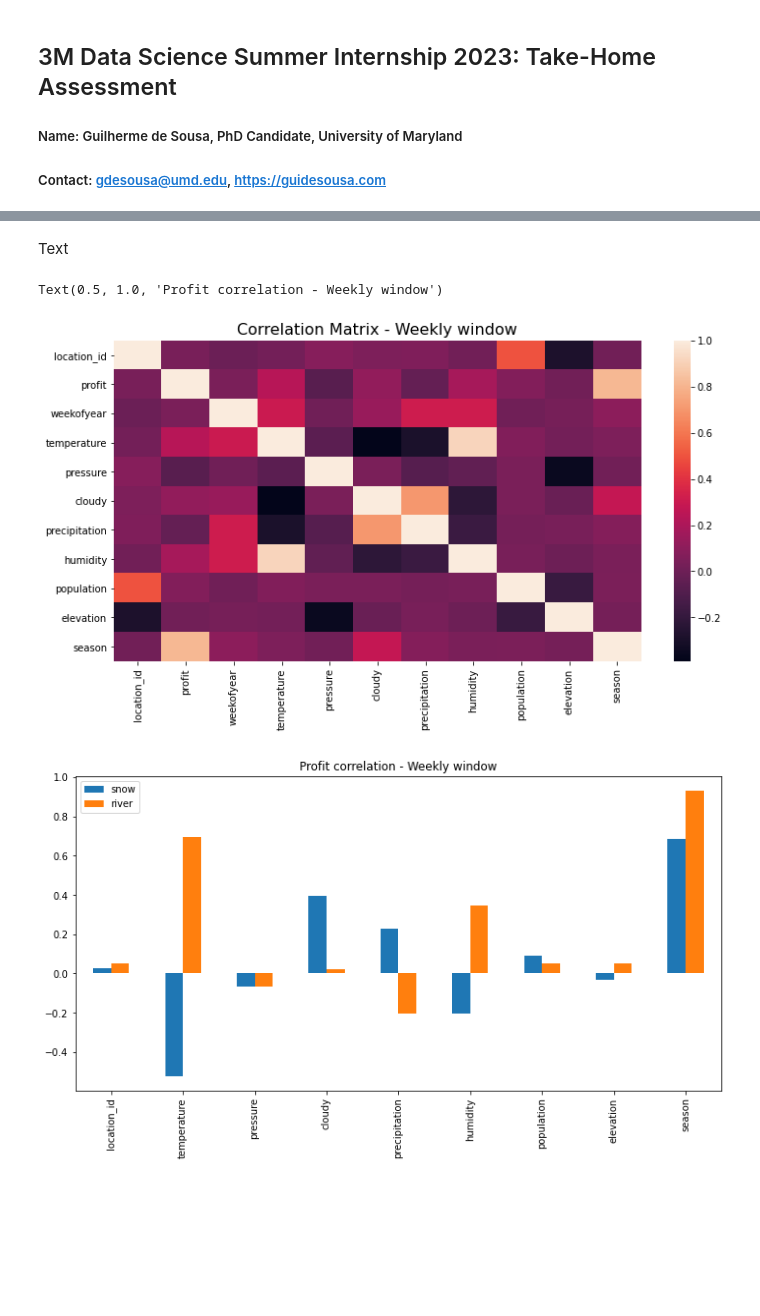
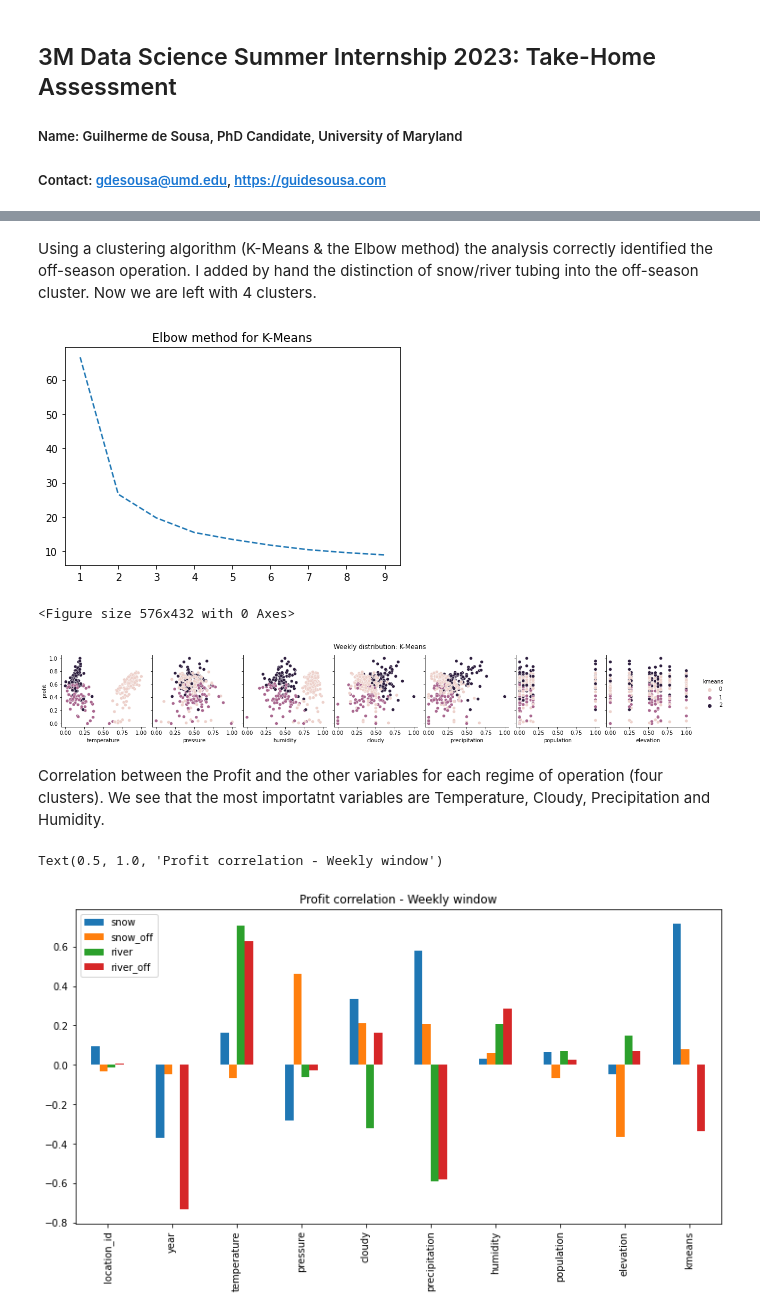
Before and after one commit to gdesousa2/intern-take-home-assessment, a Jupyter notebook: 3m_assessment_gdesousa.ipynb, the cells around one changed output, grey strips where cells are left out. Cells and saved outputs as stored; diff of their text form; code cells hidden in the pictures; blank space fills up the shorter version.

Commit message:
profit prediction and discussion

```diff
--- a/3m_assessment_gdesousa.ipynb
+++ b/3m_assessment_gdesousa.ipynb
@@ -34,11 +39,18 @@ def normalize(df, cols=None, norm='mean'):
         cols = df.columns
     for c in cols:
         if norm == 'mean':
-            mea_value = df[c].mean()
+            mean_value = df[c].mean()
             std_value = df[c].std()
-            result[c] = (df[c] - mea_value) / std_value
+            result[c] = (df[c] - mean_value) / std_value
         if norm == 'minmax':
             min_value = df[c].min()
             max_value = df[c].max()
             result[c] = (df[c] - min_value) / (max_value - min_value)
     return result
+
+def is_off_season(week):
+    return ((week > 8) & (week < 22)) or ((week > 36) & (week < 48))
+
+def profit_predict_model(models,row,vars):
+    m = models[row[vars[0]]]
+    return m.intercept_[0] + np.sum(m.coef_[0]*np.array([row[v] for v in vars[1:]]))
@@ -207,23 +238,60 @@ Text(0.5, 1.08, 'Weekly distribution')
-# %% [markdown]
-Text
+# %% [markdown]
+Using a clustering algorithm (K-Means & the Elbow method) the analysis correctly identified the off-season operation. I added by hand the distinction of snow/river tubing into the off-season cluster. Now we are left with 4 clusters.
+# %%
+# K-Means clustering to identify commom regimes of business operations
+# Elbow method for optimal number of clusters
+from sklearn.cluster import KMeans
+
+# Data
+df = df_profit_norm_weekly.copy()
+#df = df_profit_norm_monthly.copy()
+#df = df_profit_norm.drop(['date'],axis=1).copy()
+
+K = range(1,10)
+kmeans_cols = ['profit','temperature','precipitation','cloudy']
+kmeans_score = np.zeros(len(K))
+for k in K:
+    kmeanModel = KMeans(n_clusters=k)
+    kmeanModel.fit(df[kmeans_cols])
+    kmeans_score[k-1] = kmeanModel.inertia_
+s = sns.lineplot(x=K, y=kmeans_score, linestyle='--')
+s.set_title('Elbow method for K-Means')
+
+# Choosing K-means with 3 clusters
+K = 3
+kmeanModel = KMeans(n_clusters=K)
+kmeanModel.fit(df[kmeans_cols])
+df_profit_norm_kmeans = df_profit_norm_weekly.copy()
+df_profit_norm_kmeans['kmeans'] = pd.Series(kmeanModel.labels_)
+
+# Plot dataframe clustered by K-Means
+plt.figure(figsize=(8,6))
+s = sns.pairplot(data=df_profit_norm_kmeans, x_vars=['temperature','pressure', 'humidity', 'cloudy', 'precipitation', 'population', 'elevation'],
+    y_vars='profit', hue='kmeans')
+s.fig.suptitle('Weekly distribution: K-Means', y=1.08)
+
+# Add a new K-Means cluster to differentiate snow and river tubing
+kmeans_keys = df_profit_norm_kmeans.groupby('kmeans').agg({'temperature':'max'}).to_dict()['temperature']
+river_cluster = max(kmeans_keys, key=kmeans_keys.get)
+snow_cluster = min(kmeans_keys, key=kmeans_keys.get)
+keys = [0,1,2]
+keys.remove(snow_cluster)
+keys.remove(river_cluster)
+off_season_cluster = keys[0]
+# %% [output]
+[figure, added]
+<Figure size 576x432 with 0 Axes>
+[figure, added]
+# %% [markdown]
+Correlation between the Profit and the other variables for each regime of operation (four clusters). We see that the most importatnt variables are Temperature, Cloudy, Precipitation and Humidity.
 # %%
-# Correlation Matrix for normalized Dt=daily profit dataframe
-fig = plt.figure(figsize=(12, 6))
-h = sns.heatmap(df_profit_norm_weekly.corr())
-#plt.xticks(range(df_profit_norm.select_dtypes(['number']).shape[1]), df_profit_norm.select_dtypes(['number']).columns, fontsize=14, rotation=45)
-#plt.yticks(range(df_profit_norm.select_dtypes(['number']).shape[1]), df_profit_norm.select_dtypes(['number']).columns, fontsize=14)
-#cb = plt.colorbar()
-#cb.ax.tick_params(labelsize=14)
-h.set_title('Correlation Matrix - Weekly window', fontsize=16)
-
 # Profit correlation to the other variables
 df_cor = pd.DataFrame()
-for rent in ['snow', 'river']:
-    df_cor[rent] = df_profit_norm_weekly[df_profit_norm_weekly['rent']==rent].drop('weekofyear',axis=1).corr()['profit'].drop('profit')
+for label in ['snow', 'snow_off', 'river', 'river_off']:
+    df_cor[label] = df_profit_norm_kmeans[df_profit_norm_kmeans['rent_season']==label].drop(['weekofyear','season'],axis=1).corr()['profit'].drop('profit')
 df_cor.plot.bar(figsize=(12, 6))
 #df_nor[df_nor['rent']=='river'].corr()['profit'].drop('profit').plot.bar()
 plt.title('Profit correlation - Weekly window')
 # %% [output]
 Text(0.5, 1.0, 'Profit correlation - Weekly window')
-[figure, old version]
+[figure, new version]
-[figure, removed]
```
Also changed, not shown: parts of 31 cells of this notebook.
